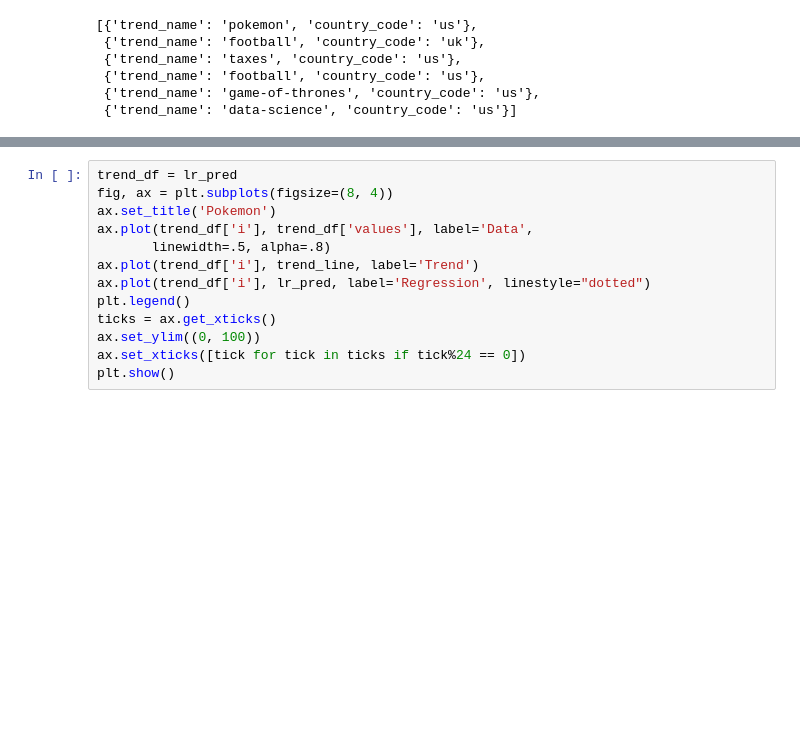
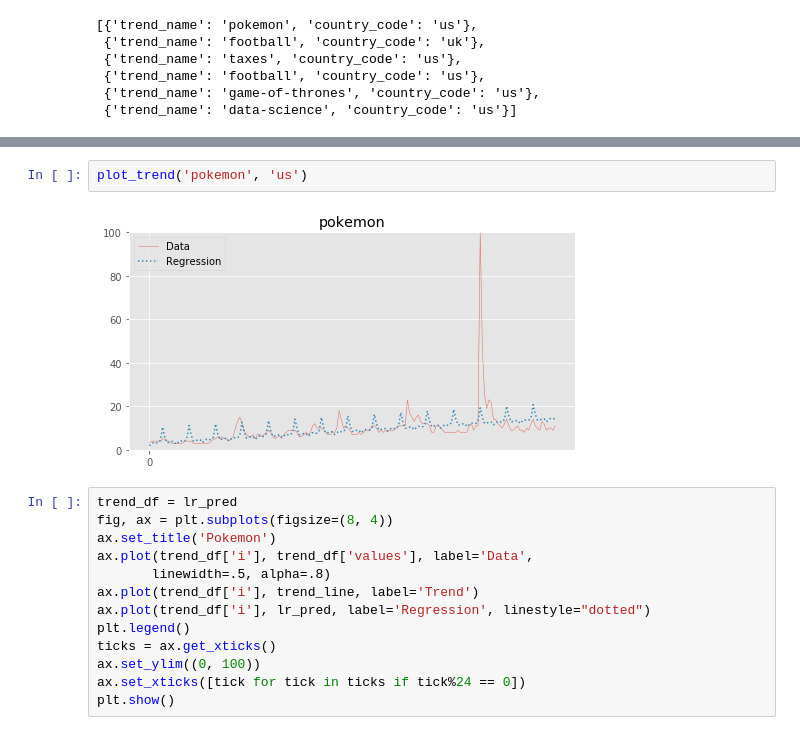
Before and after one commit to Jkim516/time-series-examples, a Jupyter notebook: time-series-examples.ipynb, the cells around one changed output, grey strips where cells are left out. Cells and saved outputs as stored; diff of their text form; blank space fills up the shorter version.

```diff
--- a/time-series-examples.ipynb
+++ b/time-series-examples.ipynb
@@ -232,3 +254,7 @@ lr_pred = get_prediction_for_trend('football', 'uk')
+# %%
+plot_trend('pokemon', 'us')
+# %% [output]
+[figure, added]
 # %%
 trend_df = lr_pred
 fig, ax = plt.subplots(figsize=(8, 4))
```
Also changed, not shown: parts of 2 cells of this notebook.
